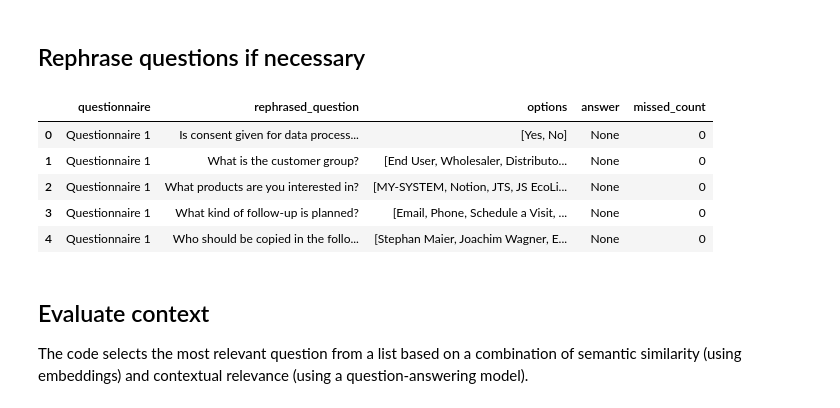
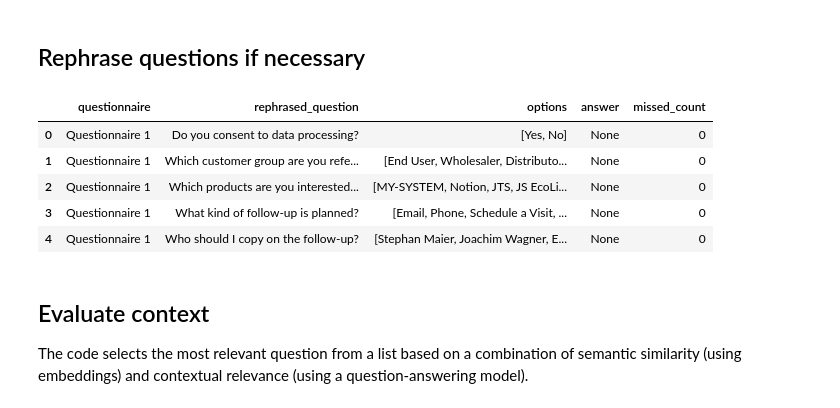
Before and after one commit to croco22/CapstoneProjectTDS, a Jupyter notebook: notebooks/Dashboard_Demo.ipynb, the cells around one changed output. Cells and saved outputs as stored; diff of their text form; code cells hidden in the pictures.

```diff
--- a/notebooks/Dashboard_Demo.ipynb
+++ b/notebooks/Dashboard_Demo.ipynb
@@ -85,30 +85,32 @@ df = pd.concat(dfs, ignore_index=True)
 ## Rephrase questions if necessary
 # %%
 def rephrase_question(text):
-    prompt = f"""Reformulate the following statement into a clear, concise,
-        and grammatically correct question that maintains its original meaning.
-        If the text is already a question, preserve its intent without altering
-        content or facts. The statement is: '{text}'.
-        Return the generated question without additional explanations,
-        comments, or text.
+    prompt = f"""
+        Reformulate the following statement into a clear, concise, and
+        grammatically correct question that directly addresses the user. For
+        example, 'Do you consent to data processing?' or 'What kind of follow-up
+        would you prefer?'. If the text is already a question, preserve its
+        meaning and intent without altering the content or facts. The statement
+        is: '{text}'. Return only the reformulated question, without any
+        additional explanations, comments, or text.
     """
     return generate_text(prompt)
 
 
 df['rephrased_question'] = df['question'].apply(rephrase_question)
 
 df = df[['questionnaire', 'rephrased_question', 'options']].copy()
 df['answer'] = None
 df['missed_count'] = 0
 
 df.head()
 # %% [output]
 |  | questionnaire | rephrased_question | options | answer | missed_count |
-| 0 | Questionnaire 1 | Is consent given for data process... | [Yes, No] | None | 0 |
-| 1 | Questionnaire 1 | What is the customer group? | [End User, Wholesaler, Distributo... | None | 0 |
-| 2 | Questionnaire 1 | What products are you interested in? | [MY-SYSTEM, Notion, JTS, JS EcoLi... | None | 0 |
+| 0 | Questionnaire 1 | Do you consent to data processing? | [Yes, No] | None | 0 |
+| 1 | Questionnaire 1 | Which customer group are you refe... | [End User, Wholesaler, Distributo... | None | 0 |
+| 2 | Questionnaire 1 | Which products are you interested... | [MY-SYSTEM, Notion, JTS, JS EcoLi... | None | 0 |
 | 3 | Questionnaire 1 | What kind of follow-up is planned? | [Email, Phone, Schedule a Visit, ... | None | 0 |
-| 4 | Questionnaire 1 | Who should be copied in the follo... | [Stephan Maier, Joachim Wagner, E... | None | 0 |
+| 4 | Questionnaire 1 | Who should I copy on the follow-up? | [Stephan Maier, Joachim Wagner, E... | None | 0 |
 # %% [markdown]
 ## Evaluate context
 The code selects the most relevant question from a list based on a combination of semantic similarity (using embeddings) and contextual relevance (using a question-answering model).
```
Also changed, not shown: parts of 5 cells of this notebook.
